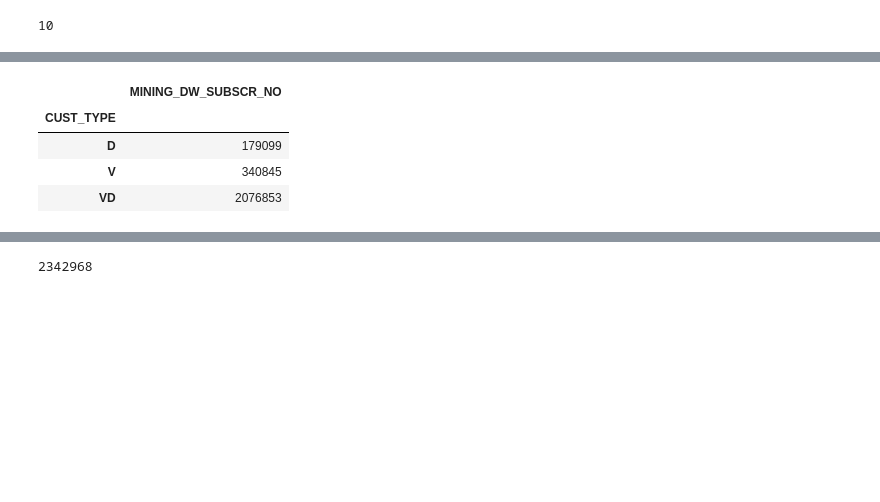
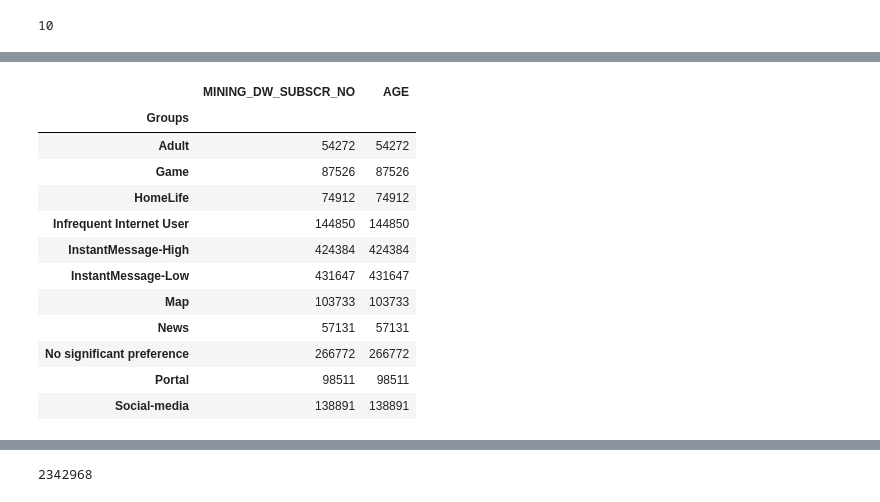
Before and after one commit to xiaosean/preprocess_py, a Jupyter notebook: csv_lookhead.ipynb, the cells around one changed output, grey strips where cells are left out. Saved outputs shown, nothing was run; the diff lists cells and outputs as text; code cells hidden in the pictures; blank space fills up the shorter version.

```diff
--- a/csv_lookhead.ipynb
+++ b/csv_lookhead.ipynb
@@ -8,16 +8,16 @@ from time import time
 path = "./"
 
 path = "./marketing_analyze/"
-# path = "D:/NEW_DATA_FULL_2017_6_21/"
+# path = "D:/"
 # path = "C:/Users/VIPLAB/Downloads/Spark_data/"
-# filename = "april_marketing_anylze_full_table_group12"
+# filename = "april_marketing_anylze_full_table_group12_max_min"
 # filename = "april_marketing_anylze_numeric"
 # filename = "DNA_KMEANS_RESULT_ID_NEW"
 
-filename = "april_marketing_anylze_full_table_group12"
+# filename = "Groups_ID"
 
-# path = "./"
-# filename = "dm_subscr_mtc_mly_COMPLETED_revise"
+# path = "D:/NEW_DATA_FULL_2017_6_16/"
+filename = "0713_april_marketing_anylze_full_table_group12_max_min"
 relative_filename = path + filename + ".csv"
 # relative_filename = path + filename + ".txt"
 # wants_cols = ['MINING_DW_SUBSCR_NO', 'CUST_TYPE']
@@ -24,12 +96,14 @@ relative_filename = path + filename + ".csv"
 # %%
 # read csv file and print cost time
 t0 = time()
-# df = pd.read_csv(relative_filename, usecols = wants_cols, error_bad_lines=False, sep  = '\t', nrows = 10)
+# df = pd.read_csv(relative_filename, error_bad_lines=False)
+df = pd.read_csv(relative_filename, usecols = wants_cols, error_bad_lines=False)
 # df = pd.read_csv(relative_filename, usecols = wants_cols, error_bad_lines=False, nrows = 100000)
 # df = pd.read_csv(relative_filename, error_bad_lines=False, nrows = 10)
-df = pd.read_csv(relative_filename, error_bad_lines=False)
+# df = pd.read_csv(relative_filename, error_bad_lines=False)
 
-# df = pd.read_csv(relative_filename, usecols = wants_cols, error_bad_lines=False, sep  = '\t')
+# df = pd.read_csv(relative_filename, error_bad_lines=False)
+# df = pd.read_csv(relative_filename, usecols = wants_cols, sep  = '\t', error_bad_lines=False)
 
 # df = pd.read_csv(relative_filename, error_bad_lines=False, nrows = 10)
 # df = pd.read_csv(relative_filename, error_bad_lines=False)
@@ -77,8 +221,16 @@ df.head()
 # %%
-df.groupby("CUST_TYPE").count()
+df.groupby("Groups").count()
 # %% [output]
-|  | MINING_DW_SUBSCR_NO |
-| CUST_TYPE |  |
-| D | 179099 |
-| V | 340845 |
-| VD | 2076853 |
+|  | MINING_DW_SUBSCR_NO | AGE |
+| Groups |  |  |
+| Adult | 54272 | 54272 |
+| Game | 87526 | 87526 |
+| HomeLife | 74912 | 74912 |
+| Infrequent Internet User | 144850 | 144850 |
+| InstantMessage-High | 424384 | 424384 |
+| InstantMessage-Low | 431647 | 431647 |
+| Map | 103733 | 103733 |
+| News | 57131 | 57131 |
+| No significant preference | 266772 | 266772 |
+| Portal | 98511 | 98511 |
+| Social-media | 138891 | 138891 |
```
Also changed, not shown: parts of 16 cells of this notebook, 26 other files.
